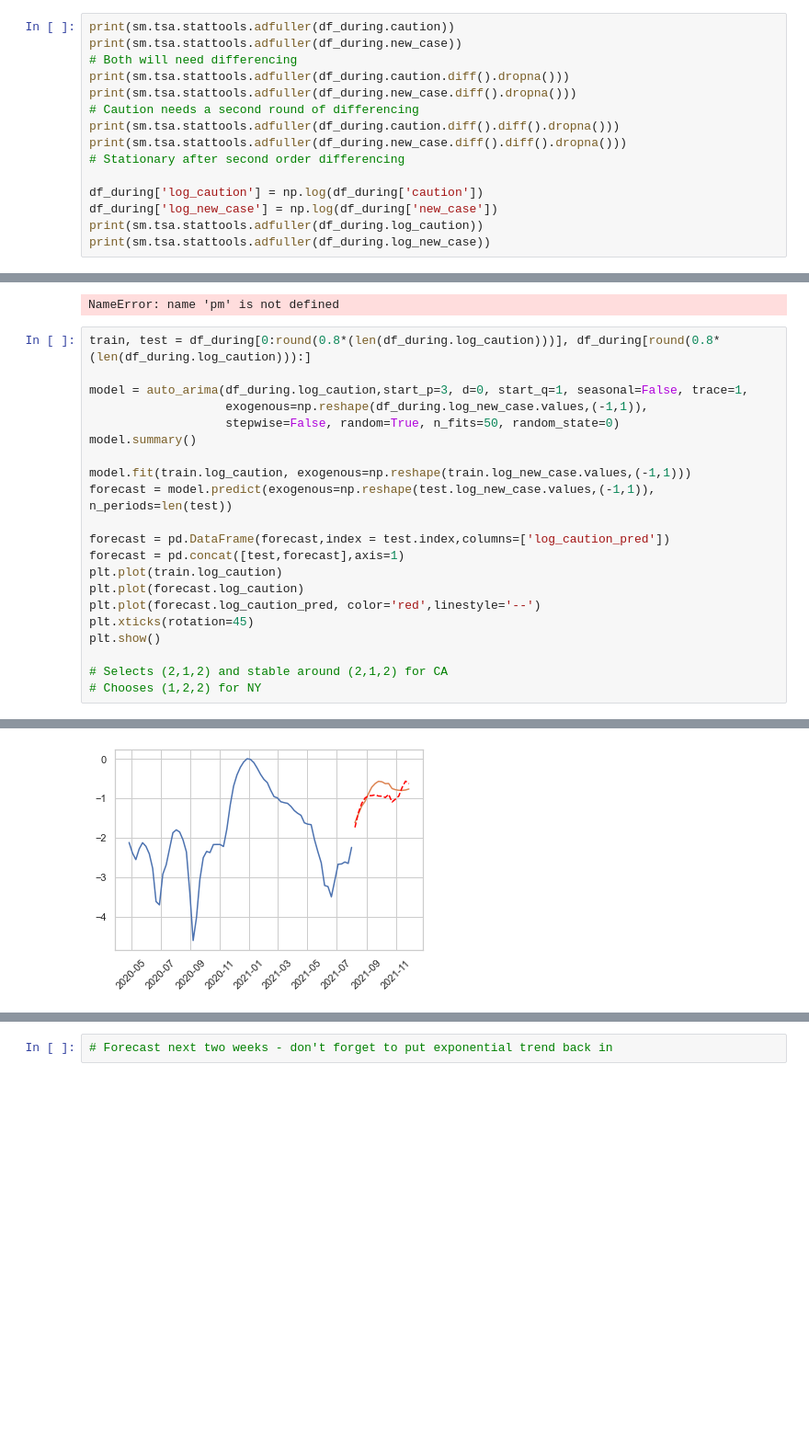
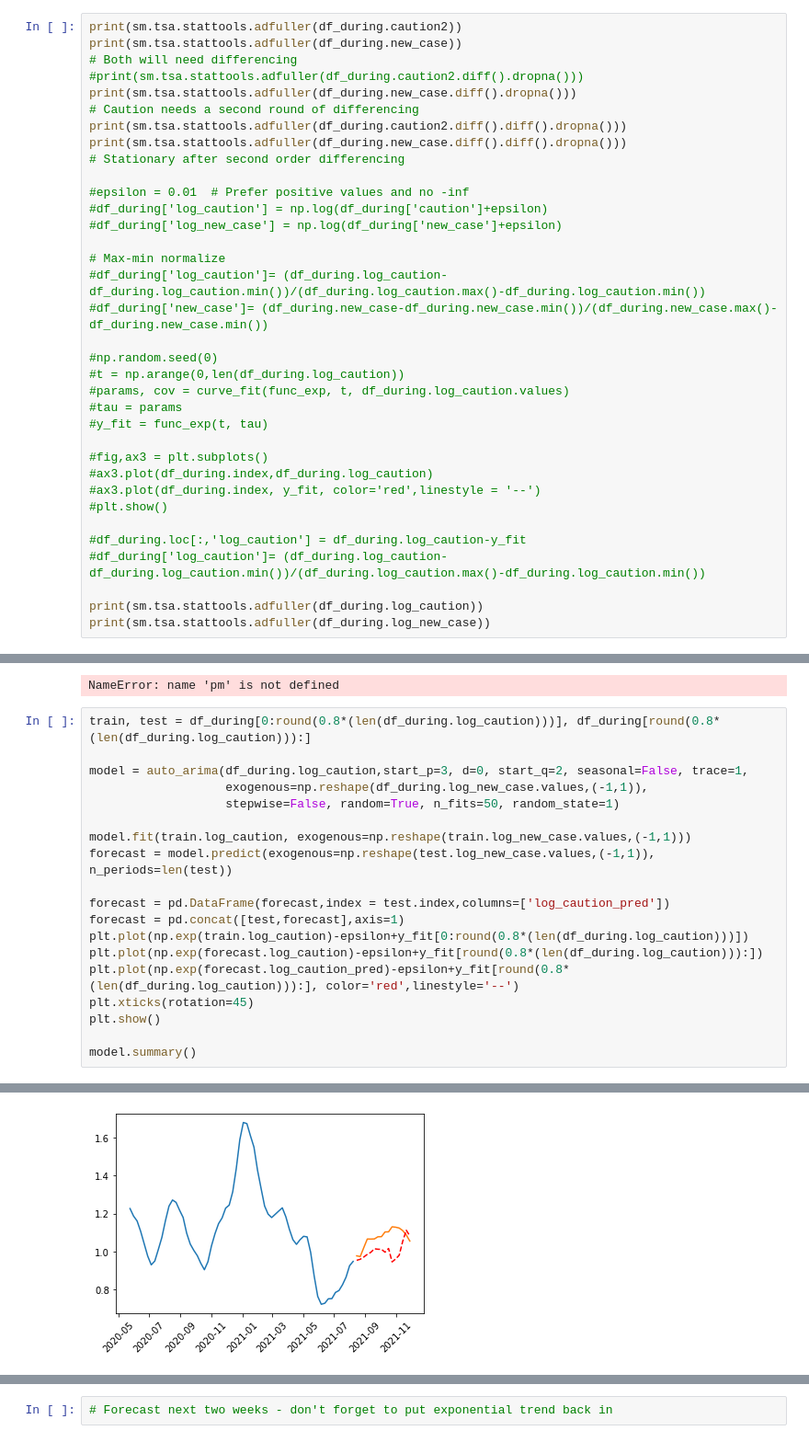
Before and after one commit to xpliu16/COVID_prediction, a Jupyter notebook: Time_series_prediction.ipynb, the cells around one changed output, grey strips where cells are left out. Shown at 92% size. Saved outputs shown, nothing was run; the diff lists cells and outputs as text; blank space fills up the shorter version.

```diff
--- a/Time_series_prediction.ipynb
+++ b/Time_series_prediction.ipynb
@@ -178,16 +201,36 @@ See the caveats in the documentation: https://pandas.pydata.org/pandas-docs/stab
 # %%
-print(sm.tsa.stattools.adfuller(df_during.caution))
+print(sm.tsa.stattools.adfuller(df_during.caution2))
 print(sm.tsa.stattools.adfuller(df_during.new_case))
 # Both will need differencing
-print(sm.tsa.stattools.adfuller(df_during.caution.diff().dropna()))
+#print(sm.tsa.stattools.adfuller(df_during.caution2.diff().dropna()))
 print(sm.tsa.stattools.adfuller(df_during.new_case.diff().dropna()))
 # Caution needs a second round of differencing
-print(sm.tsa.stattools.adfuller(df_during.caution.diff().diff().dropna()))
+print(sm.tsa.stattools.adfuller(df_during.caution2.diff().diff().dropna()))
 print(sm.tsa.stattools.adfuller(df_during.new_case.diff().diff().dropna()))
 # Stationary after second order differencing
 
-df_during['log_caution'] = np.log(df_during['caution'])
-df_during['log_new_case'] = np.log(df_during['new_case'])
+#epsilon = 0.01  # Prefer positive values and no -inf
+#df_during['log_caution'] = np.log(df_during['caution']+epsilon)
+#df_during['log_new_case'] = np.log(df_during['new_case']+epsilon)
+
+# Max-min normalize
+#df_during['log_caution']= (df_during.log_caution-df_during.log_caution.min())/(df_during.log_caution.max()-df_during.log_caution.min())
+#df_during['new_case']= (df_during.new_case-df_during.new_case.min())/(df_during.new_case.max()-df_during.new_case.min())
+
+#np.random.seed(0)
+#t = np.arange(0,len(df_during.log_caution))
+#params, cov = curve_fit(func_exp, t, df_during.log_caution.values)
+#tau = params
+#y_fit = func_exp(t, tau)
+
+#fig,ax3 = plt.subplots()
+#ax3.plot(df_during.index,df_during.log_caution)
+#ax3.plot(df_during.index, y_fit, color='red',linestyle = '--')
+#plt.show()
+
+#df_during.loc[:,'log_caution'] = df_during.log_caution-y_fit
+#df_during['log_caution']= (df_during.log_caution-df_during.log_caution.min())/(df_during.log_caution.max()-df_during.log_caution.min())
+
 print(sm.tsa.stattools.adfuller(df_during.log_caution))
 print(sm.tsa.stattools.adfuller(df_during.log_new_case))
 # %% [output]
@@ -216,22 +248,20 @@ NameError: name 'pm' is not defined
 # %%
 train, test = df_during[0:round(0.8*(len(df_during.log_caution)))], df_during[round(0.8*(len(df_during.log_caution))):]
 
-model = auto_arima(df_during.log_caution,start_p=3, d=0, start_q=1, seasonal=False, trace=1,
+model = auto_arima(df_during.log_caution,start_p=3, d=0, start_q=2, seasonal=False, trace=1,
                    exogenous=np.reshape(df_during.log_new_case.values,(-1,1)),
-                   stepwise=False, random=True, n_fits=50, random_state=0)
-model.summary()
+                   stepwise=False, random=True, n_fits=50, random_state=1)
 
 model.fit(train.log_caution, exogenous=np.reshape(train.log_new_case.values,(-1,1)))
 forecast = model.predict(exogenous=np.reshape(test.log_new_case.values,(-1,1)), n_periods=len(test))
 
 forecast = pd.DataFrame(forecast,index = test.index,columns=['log_caution_pred'])
 forecast = pd.concat([test,forecast],axis=1)
-plt.plot(train.log_caution)
-plt.plot(forecast.log_caution)
-plt.plot(forecast.log_caution_pred, color='red',linestyle='--')
+plt.plot(np.exp(train.log_caution)-epsilon+y_fit[0:round(0.8*(len(df_during.log_caution)))])
+plt.plot(np.exp(forecast.log_caution)-epsilon+y_fit[round(0.8*(len(df_during.log_caution))):])
+plt.plot(np.exp(forecast.log_caution_pred)-epsilon+y_fit[round(0.8*(len(df_during.log_caution))):], color='red',linestyle='--')
 plt.xticks(rotation=45)
 plt.show()
 
-# Selects (2,1,2) and stable around (2,1,2) for CA
-# Chooses (1,2,2) for NY
+model.summary()
 # %% [output]
@@ -255 +285 @@ Total fit time: 3.729 seconds
-[figure, old version]
+[figure, new version]
```
Also changed, not shown: parts of 22 cells of this notebook, 1 other file.
